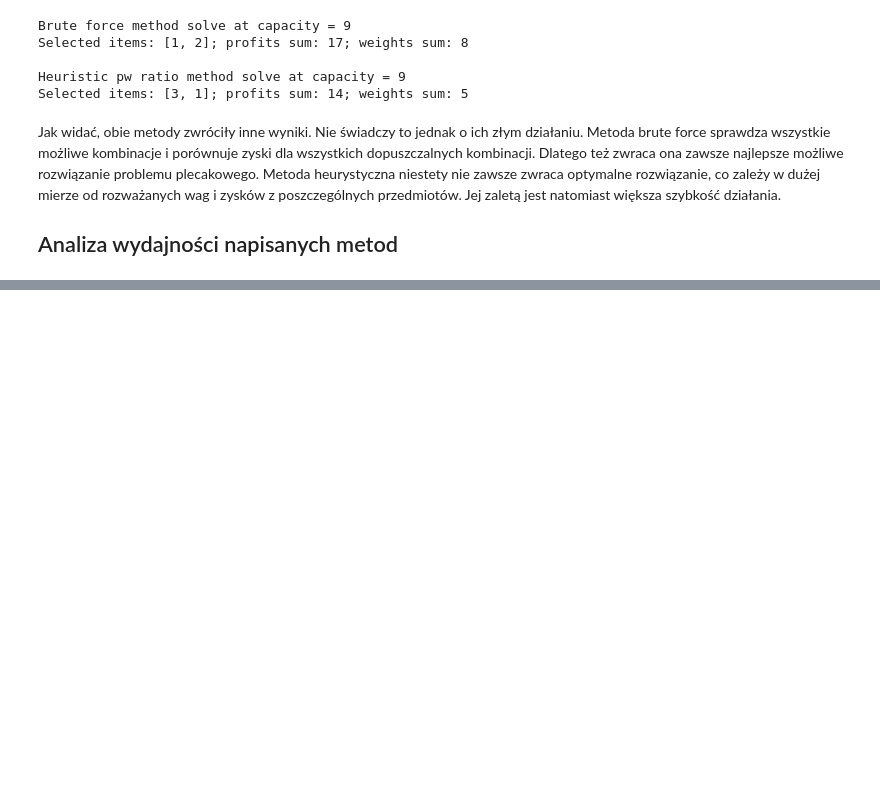
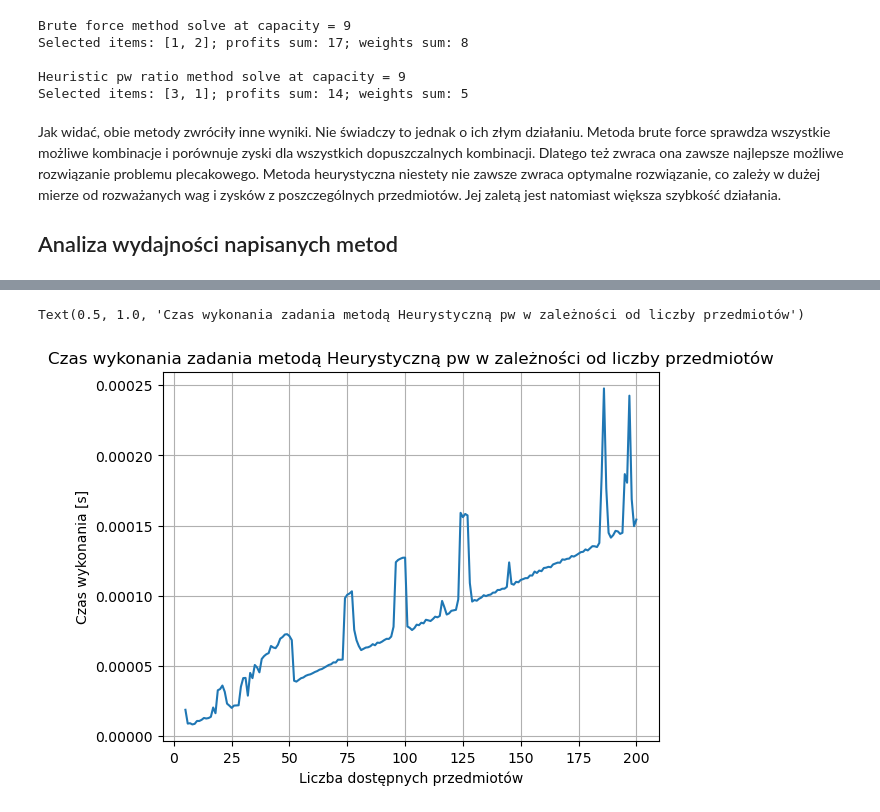
Before and after one commit to psienkie/WSI, a Jupyter notebook: Exercise1/Exercise1a.ipynb, the cells around one changed output, grey strips where cells are left out. Cells and saved outputs as stored; diff of their text form; code cells hidden in the pictures; blank space fills up the shorter version.

```diff
--- a/Exercise1/Exercise1a.ipynb
+++ b/Exercise1/Exercise1a.ipynb
@@ -82,4 +82,12 @@ Selected items: [3, 1]; profits sum: 14; weights sum: 5
 # %% [markdown]
 Jak widać, obie metody zwróciły inne wyniki. Nie świadczy to jednak o ich złym działaniu. Metoda brute force sprawdza wszystkie możliwe kombinacje i porównuje zyski dla wszystkich dopuszczalnych kombinacji. Dlatego też zwraca ona zawsze najlepsze możliwe rozwiązanie problemu plecakowego. Metoda heurystyczna niestety nie zawsze zwraca optymalne rozwiązanie, co zależy w dużej mierze od rozważanych wag i zysków z poszczególnych przedmiotów. Jej zaletą jest natomiast większa szybkość działania.
 ## Analiza wydajności napisanych metod
+# %%
+max_weight = 20
+max_profit = 20
+
+max_elements_number1 = 20
+max_elements_number2 = 200
+
+iteration_number = 10
 # %%
@@ -130,0 +137,27 @@ Brute force method;      Items number: 20;       execution time: 5.4665646730000
+# %%
+# Heuristic pw method test
+
+weights2 = weights.copy()
+profits2 = profits.copy()
+
+execution_times2 = []
+elements_numbers2 = []
+
+for _ in range(max_elements_number2 - len(weights)):
+    weights2 = np.append(weights2, randint(1, max_weight))
+    profits2 = np.append(profits2, randint(1, max_profit))
+
+    knap_sack = KnapSack(profits2, weights2, capacity)
+    elements_numbers2.append(len(weights2))
+
+    same_parameters_execution_times = []
+    for __ in range(iteration_number):
+        start_time = time.process_time()
+        knap_sack.solve_knapsack_pw_ratio()
+        end_time = time.process_time()
+        same_parameters_execution_times.append(end_time - start_time)
+
+    average_execution_time = sum(same_parameters_execution_times)/iteration_number
+    execution_times2.append(average_execution_time)
+
+    print(f"Heuristic pw method;\t Items number: {len(weights2)};\t average execution time: {average_execution_time}")
@@ -130,0 +193,9 @@ Brute force method;      Items number: 20;       execution time: 5.4665646730000
+# %%
+plt.plot(elements_numbers2, execution_times2)
+plt.grid()
+plt.ylabel("Czas wykonania [s]")
+plt.xlabel("Liczba dostępnych przedmiotów")
+plt.title("Czas wykonania zadania metodą Heurystyczną pw w zależności od liczby przedmiotów")
+# %% [output]
+Text(0.5, 1.0, 'Czas wykonania zadania metodą Heurystyczną pw w zależności od liczby przedmiotów')
+[figure, added]
```
Also changed, not shown: parts of 6 cells of this notebook.
